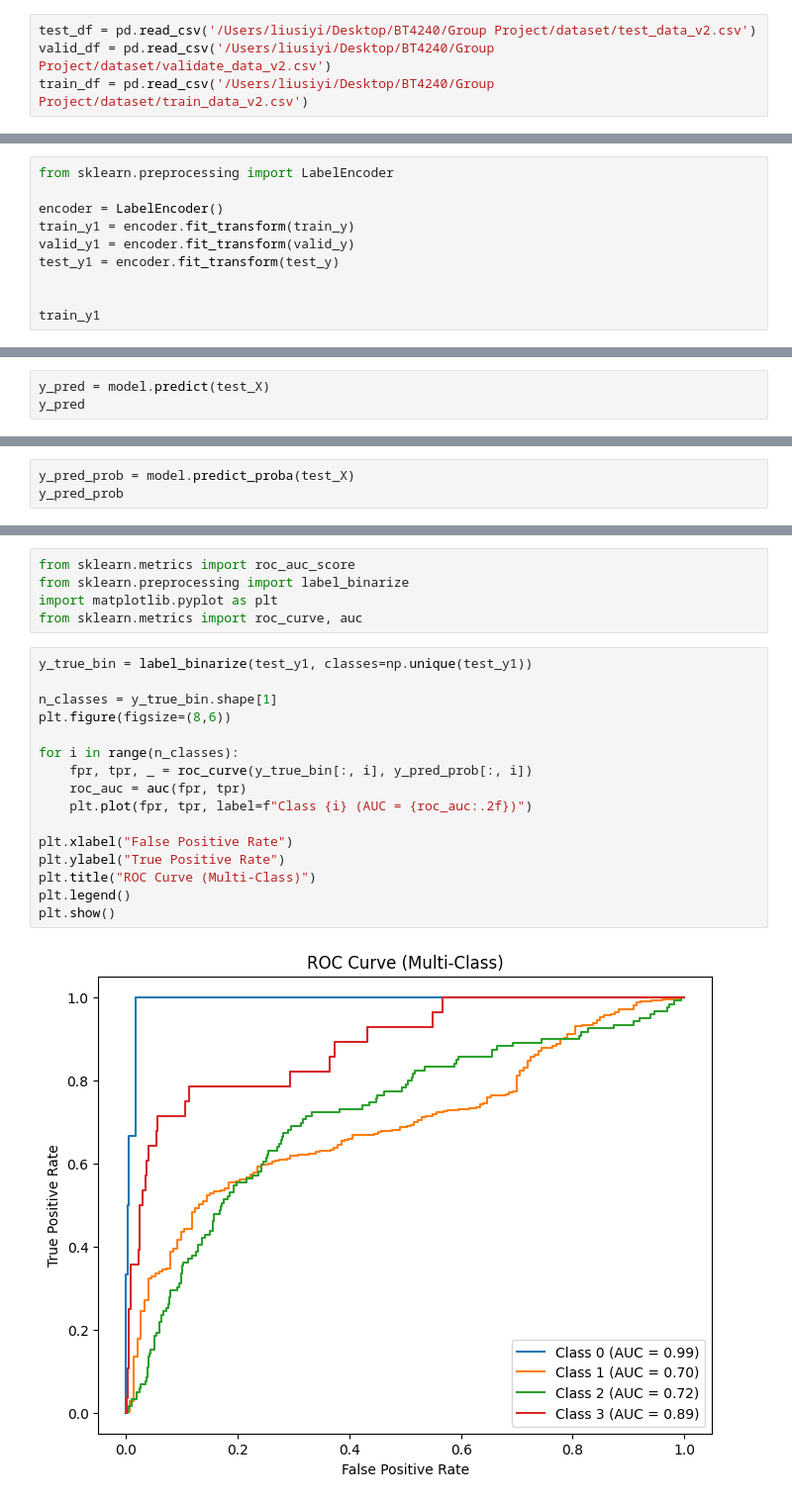
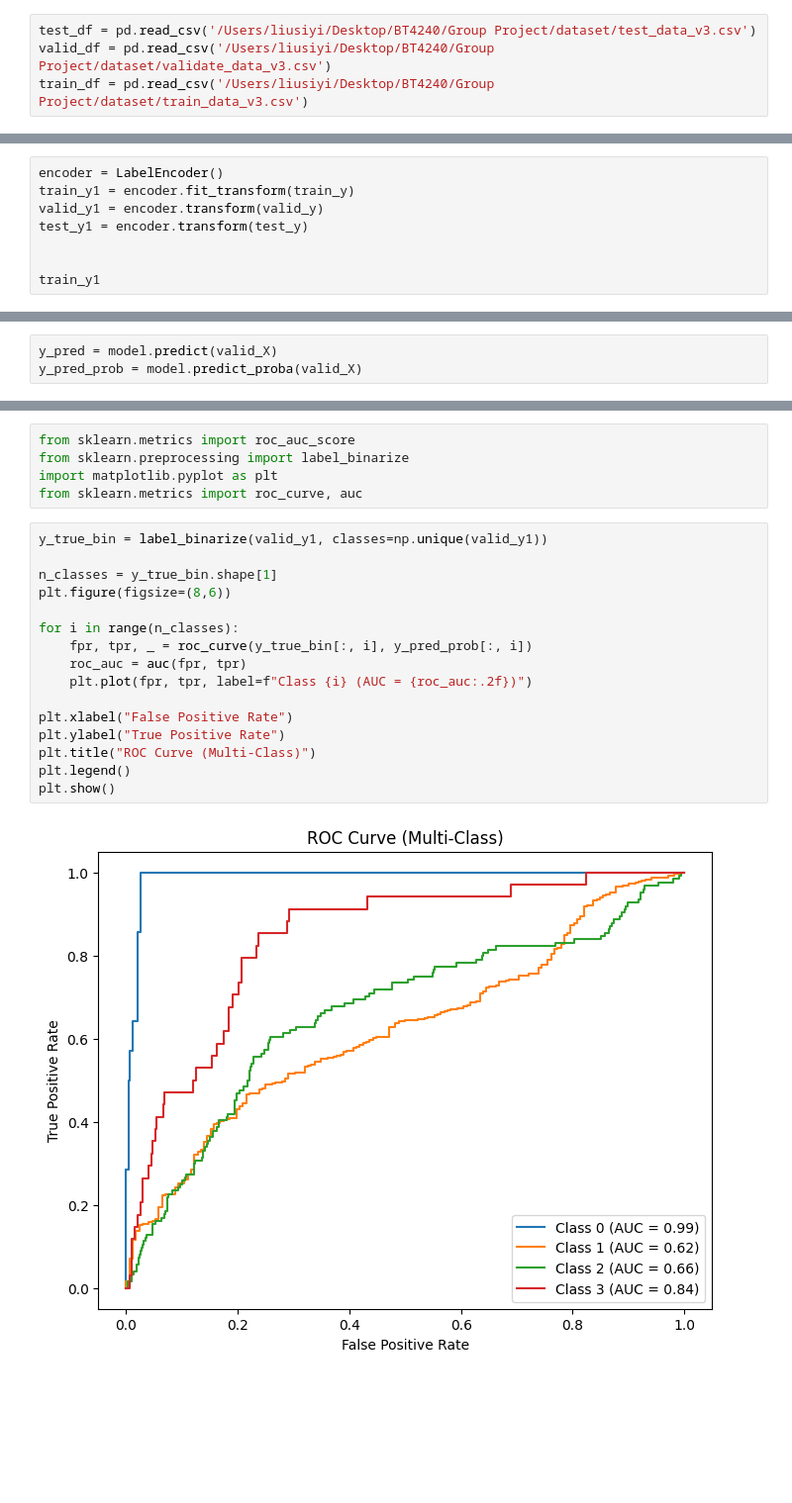
Before and after one commit to win-laeyee/traffic_accident_severity_prediction, a Jupyter notebook: notebooks/models/ordinalGBT.ipynb, the cells around one changed output, grey strips where cells are left out. Shown at 99% size. Saved outputs shown, nothing was run; the diff lists cells and outputs as text; blank space fills up the shorter version.

```diff
--- a/notebooks/models/ordinalGBT.ipynb
+++ b/notebooks/models/ordinalGBT.ipynb
@@ -28,7 +25,7 @@ from sklearn.metrics import confusion_matrix, ConfusionMatrixDisplay
 # %%
-test_df = pd.read_csv('/Users/liusiyi/Desktop/BT4240/Group Project/dataset/test_data_v2.csv')
-valid_df = pd.read_csv('/Users/liusiyi/Desktop/BT4240/Group Project/dataset/validate_data_v2.csv')
-train_df = pd.read_csv('/Users/liusiyi/Desktop/BT4240/Group Project/dataset/train_data_v2.csv')
+test_df = pd.read_csv('/Users/liusiyi/Desktop/BT4240/Group Project/dataset/test_data_v3.csv')
+valid_df = pd.read_csv('/Users/liusiyi/Desktop/BT4240/Group Project/dataset/validate_data_v3.csv')
+train_df = pd.read_csv('/Users/liusiyi/Desktop/BT4240/Group Project/dataset/train_data_v3.csv')
 # %%
 train_df.columns
 # %% [output]
@@ -172,12 +169,10 @@ print(train_y)
 7999    4
 Name: Severity, Length: 8000, dtype: int64
 # %%
-from sklearn.preprocessing import LabelEncoder
-
 encoder = LabelEncoder()
 train_y1 = encoder.fit_transform(train_y)
-valid_y1 = encoder.fit_transform(valid_y)
-test_y1 = encoder.fit_transform(test_y)
+valid_y1 = encoder.transform(valid_y)
+test_y1 = encoder.transform(test_y)
 
 
 train_y1
@@ -189,5 +184,5 @@ model.fit(train_X, train_y1)
 # %% [output]
 LGBMOrdinal(objective=<function LGBMOrdinal._lgb_loss_factory.<locals>.loss at 0x...>)
 # %%
-y_pred = model.predict(test_X)
-y_pred
+y_pred = model.predict(valid_X)
+y_pred_prob = model.predict_proba(valid_X)
@@ -212,3 +188,0 @@ array([1, 3, 3, 3, 3, 3, 0, 3, 3, 1, 0, 1, 1, 1, 2, 1, 0, 2, 0, 3, 3, 3,
-# %%
-y_pred_prob = model.predict_proba(test_X)
-y_pred_prob
@@ -279,20 +261,20 @@ from sklearn.preprocessing import label_binarize
 import matplotlib.pyplot as plt
 from sklearn.metrics import roc_curve, auc
 # %%
-y_true_bin = label_binarize(test_y1, classes=np.unique(test_y1))
+y_true_bin = label_binarize(valid_y1, classes=np.unique(valid_y1))
 
 n_classes = y_true_bin.shape[1]
 plt.figure(figsize=(8,6))
 
 for i in range(n_classes):
     fpr, tpr, _ = roc_curve(y_true_bin[:, i], y_pred_prob[:, i])
     roc_auc = auc(fpr, tpr)
     plt.plot(fpr, tpr, label=f"Class {i} (AUC = {roc_auc:.2f})")
 
 plt.xlabel("False Positive Rate")
 plt.ylabel("True Positive Rate")
 plt.title("ROC Curve (Multi-Class)")
 plt.legend()
 plt.show()
 # %% [output]
-[figure, old version]
+[figure, new version]
```
Also changed, not shown: parts of 55 cells of this notebook.
